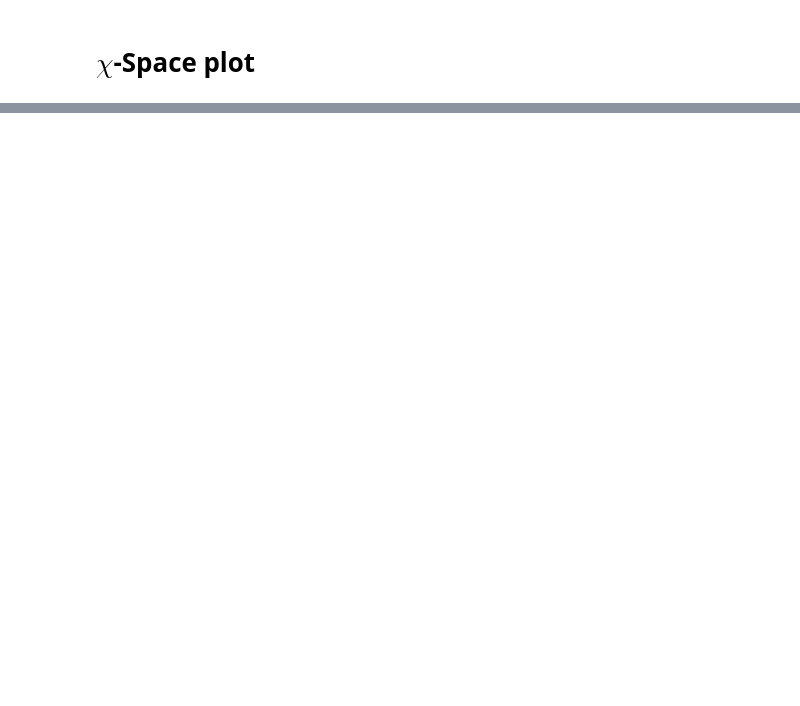
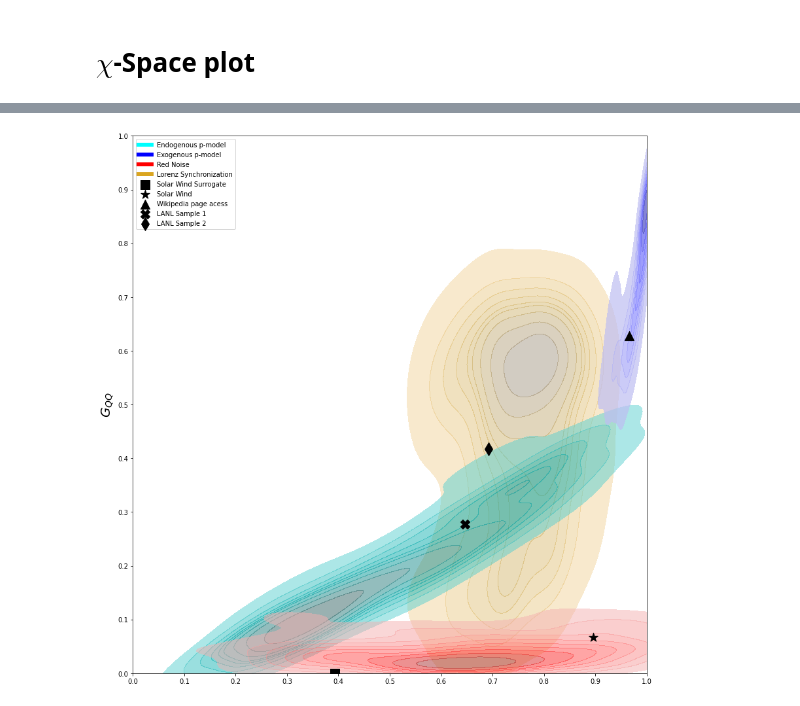
Before and after one commit to rsautter/Chi-Space, a Jupyter notebook: examples/Chi_Space.ipynb, the cells around one changed output, grey strips where cells are left out. Drawn from its saved outputs; the diff is of its cells as text; code cells hidden in the pictures; blank space fills up the shorter version.

```diff
--- a/examples/Chi_Space.ipynb
+++ b/examples/Chi_Space.ipynb
@@ -302,0 +350,32 @@ plt.show()
+# %%
+gs,[h,l] = plot2()
+h2 = plt.scatter(swc_s["LDA"],swc_s["GQQ"],s=200,color='k',marker='s')
+h.append(h2)
+l.append("Solar Wind Surrogate")
+
+h1 = plt.scatter(swc["LDA"],swc["GQQ"],s=200,color='k',marker='*')
+h.append(h1)
+l.append("Solar Wind")
+
+
+
+h1 = plt.scatter(wiki_chi["LDA"],wiki_chi["GQQ"],s=200,color='k',marker='^')
+h.append(h1)
+l.append("Wikipedia page acess")
+
+
+h3 = plt.scatter(lanl1["LDA"],lanl1["GQQ"],s=200,color='k',marker="X")
+h.append(h3)
+l.append("LANL Sample 1")
+
+h3 = plt.scatter(lanl2["LDA"],lanl2["GQQ"],s=200,color='k',marker='d')
+h.append(h3)
+l.append("LANL Sample 2")
+
+plt.legend(h,l,loc=2)
+plt.tight_layout()
+plt.savefig("chiSpaceDatasets.png",dpi=300)
+
+plt.show()
+# %% [output]
+[figure, added]
```
Also changed, not shown: parts of 7 cells of this notebook, 5 other files.
